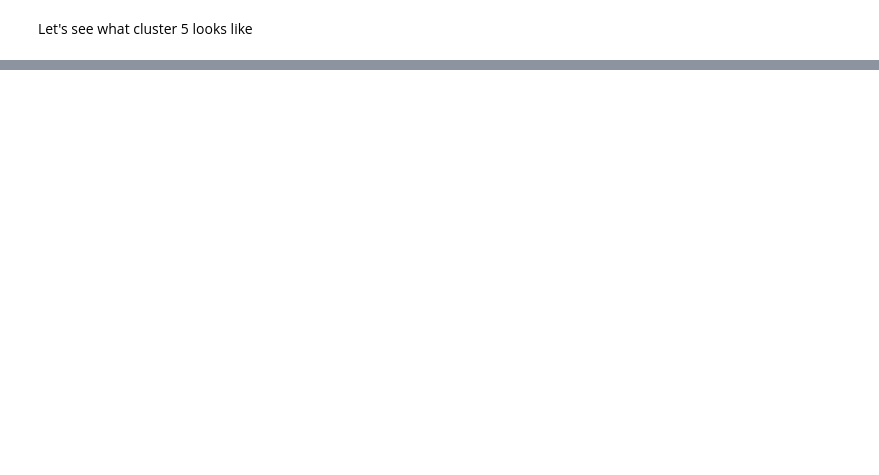
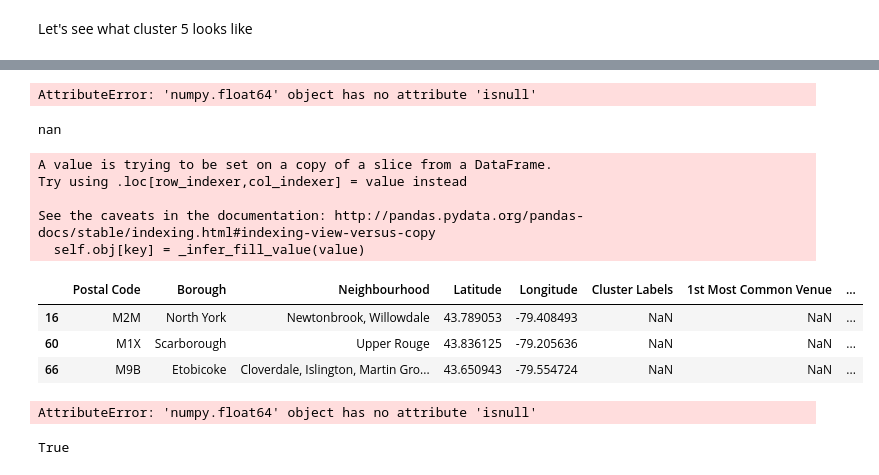
Before and after one commit to smithg1390/Coursera_Capstone, a Jupyter notebook: Applied Data Science Capstone.ipynb, the cells around one changed output, grey strips where cells are left out. Cells and saved outputs as stored; diff of their text form; code cells hidden in the pictures; blank space fills up the shorter version.

```diff
--- a/Applied Data Science Capstone.ipynb
+++ b/Applied Data Science Capstone.ipynb
@@ -440,0 +458,4 @@ toronto_merged.head()
+# %%
+for i in range(toronto_merged.shape[0]):
+    if pd.isnull(toronto_merged.iloc[i,5]):
+        toronto_merged.iloc[i,5] = 10
@@ -440,0 +466,2 @@ toronto_merged.head()
+# %%
+toronto_merged = toronto_merged.astype({'Cluster Labels': 'int32'})
@@ -505,3 +552,34 @@ toronto_merged.loc[toronto_merged['Cluster Labels'] == 4, toronto_merged.columns
 | 89 | Brockton, Exhibition Place, Parkd... | Coffee Shop | Gym | Furniture / Home Store | Pet Store | ... |
 | 101 | Deer Park, Forest Hill SE, Rathne... | Coffee Shop | Sushi Restaurant | Restaurant | American Restaurant | ... |
 | 102 | Canada Post Gateway Processing Ce... | Hotel | Coffee Shop | Burrito Place | Sandwich Place | ... |
+# %%
+toronto_merged.iloc[16,5].isnull()
+# %% [output]
+AttributeError: 'numpy.float64' object has no attribute 'isnull'
+# %%
+toronto_merged.iloc[16,5]
+# %% [output]
+nan
+# %%
+toronto_merged[toronto_merged['Cluster Labels'].isnull()].loc[:,5] = 32
+# %% [output]
+A value is trying to be set on a copy of a slice from a DataFrame.
+Try using .loc[row_indexer,col_indexer] = value instead
+
+See the caveats in the documentation: http://pandas.pydata.org/pandas-docs/stable/indexing.html#indexing-view-versus-copy
+  self.obj[key] = _infer_fill_value(value)
+# %%
+toronto_merged[toronto_merged['Cluster Labels'].isnull()]
+# %% [output]
+|  | Postal Code | Borough | Neighbourhood | Latitude | Longitude | Cluster Labels | 1st Most Common Venue | ... |
+| 16 | M2M | North York | Newtonbrook, Willowdale | 43.789053 | -79.408493 | NaN | NaN | ... |
+| 60 | M1X | Scarborough | Upper Rouge | 43.836125 | -79.205636 | NaN | NaN | ... |
+| 66 | M9B | Etobicoke | Cloverdale, Islington, Martin Gro... | 43.650943 | -79.554724 | NaN | NaN | ... |
+# %%
+toronto_merged.iloc[16,5].isnull()
+# %% [output]
+AttributeError: 'numpy.float64' object has no attribute 'isnull'
+# %%
+pd.isnull(toronto_merged.iloc[16,5])
+# %% [output]
+True
```
Also changed, not shown: parts of 8 cells of this notebook.
